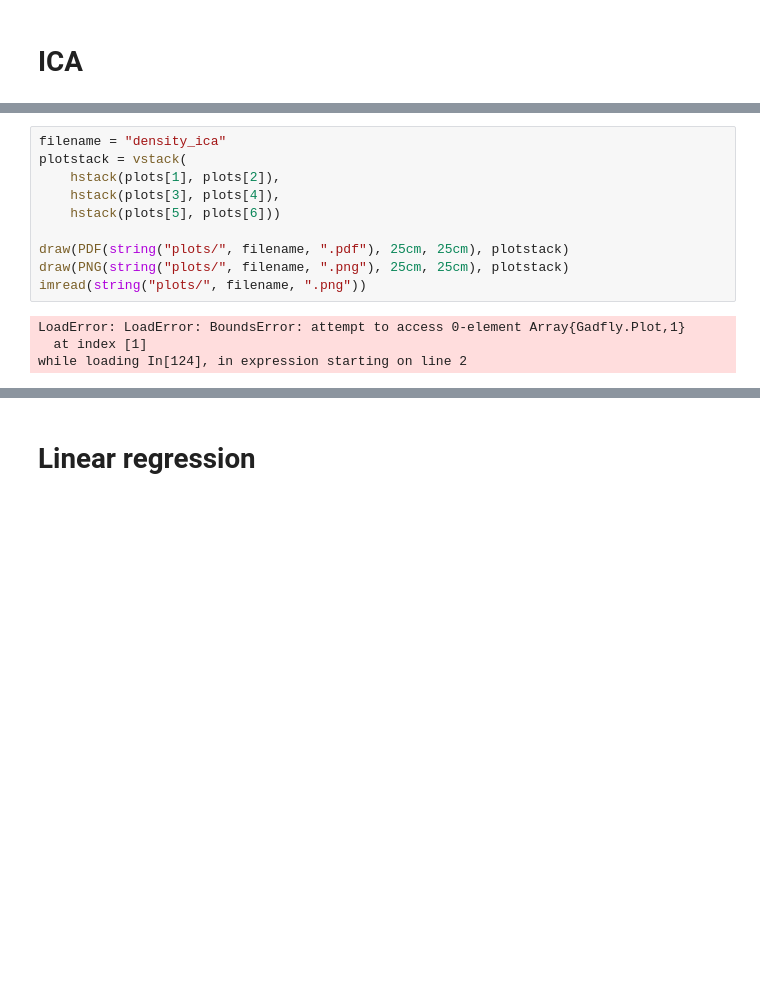
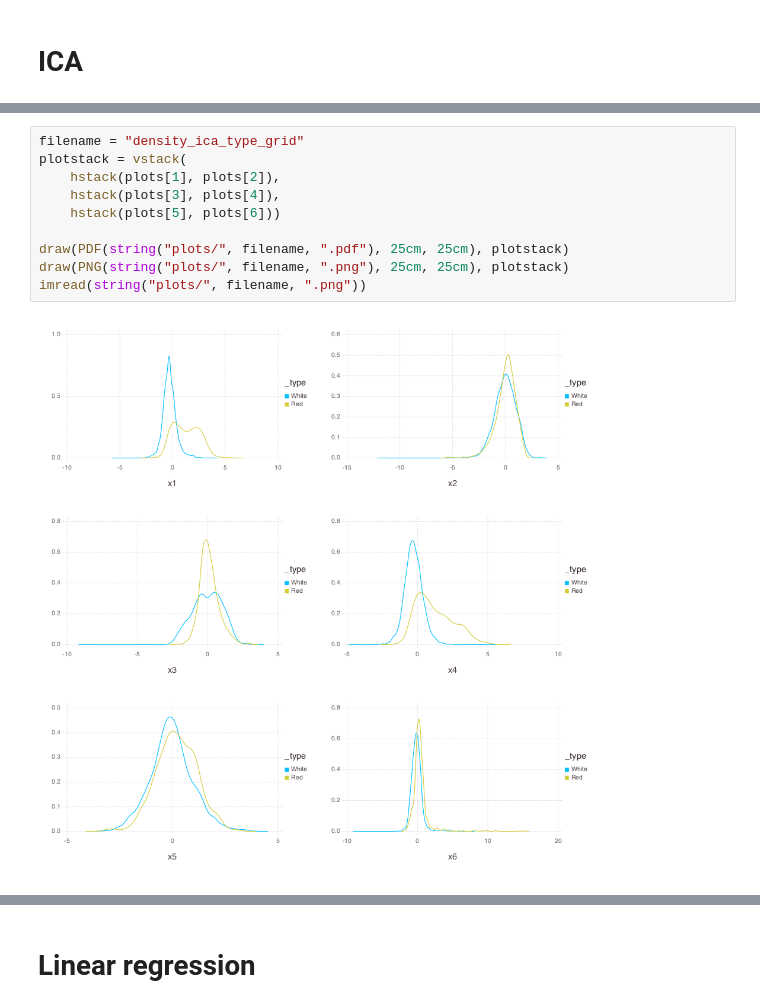
Before and after one commit to cle-ment/aalto-machine-learning-basics, a Jupyter notebook: regression_backprop.ipynb, the cells around one changed output, grey strips where cells are left out. Cells and saved outputs as stored; diff of their text form; blank space fills up the shorter version.

```diff
--- a/regression_backprop.ipynb
+++ b/regression_backprop.ipynb
@@ -381,14 +331,12 @@ while loading In[123], in expression starting on line 4
 # %%
-filename = "density_ica"
+filename = "density_ica_type_grid"
 plotstack = vstack(
     hstack(plots[1], plots[2]),
     hstack(plots[3], plots[4]),
     hstack(plots[5], plots[6]))
 
 draw(PDF(string("plots/", filename, ".pdf"), 25cm, 25cm), plotstack)
 draw(PNG(string("plots/", filename, ".png"), 25cm, 25cm), plotstack)
 imread(string("plots/", filename, ".png"))
 # %% [output]
-LoadError: LoadError: BoundsError: attempt to access 0-element Array{Gadfly.Plot,1}
-  at index [1]
-while loading In[124], in expression starting on line 2
+[figure, added]
```
Also changed, not shown: parts of 35 cells of this notebook, 1 other file.
